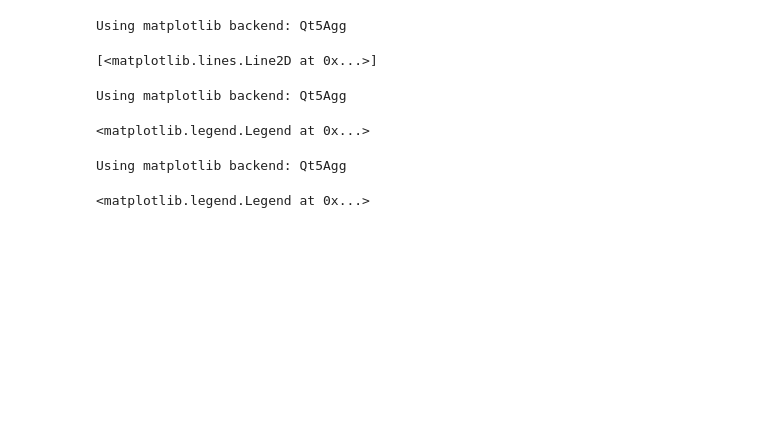
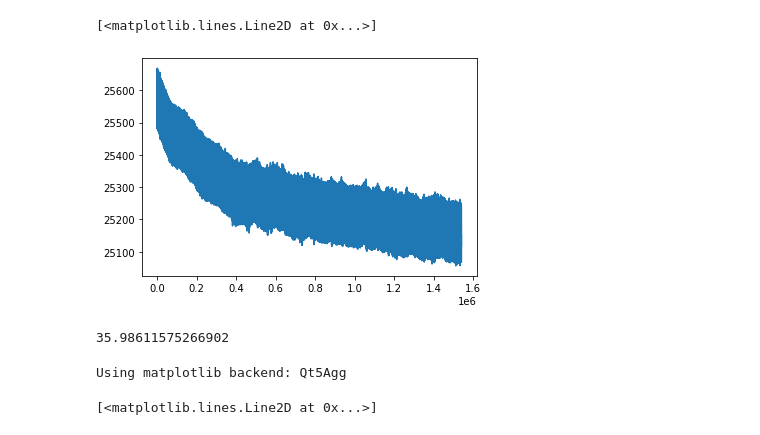
Before and after one commit to rodrigolima6/Physiological_Data, a Jupyter notebook: Plot_Data.ipynb, the cells around one changed output. Saved outputs shown, nothing was run; the diff lists cells and outputs as text; code cells hidden in the pictures; blank space fills up the shorter version.

```diff
--- a/Plot_Data.ipynb
+++ b/Plot_Data.ipynb
@@ -6,45 +12,24 @@ from Load_Data import *
 importing Jupyter notebook from Load_Data.ipynb
 [interactive output not drawn]
 [interactive output not drawn]
-# %%
-#Opensignals Data Plots
-%matplotlib
-plt.figure()
-plt.subplot(511)
-plt.plot(time_Opensignals,CH1,label="ECG")
-plt.subplot(512)
-plt.plot(time_Opensignals,CH2,label="EDA")
-plt.subplot(513)
-plt.plot(time_Opensignals,CH3,label="RESP")
-plt.subplot(514)
-plt.plot(time_Opensignals,CH4,label="fNIRS")
-plt.subplot(515)
-plt.plot(time_Opensignals,CH5,label="Temp")
-# %% [output]
-Using matplotlib backend: Qt5Agg
-[<matplotlib.lines.Line2D at 0x...>]
 # %%
 #Opensignals Data Plots
 %matplotlib
 plt.figure()
-for timestamp,markers in zip(timestamps,marker):
-    if (markers[1] == '1'):
-        plt.axvline(x=timestamp,color='r')
-    elif(markers[1] == '0'):
-        plt.axvline(x=timestamp,color='g')
+# for timestamp,markers in zip(timestamps,marker):
+#     if (markers[1] == '1'):
+#         plt.axvline(x=timestamp,color='r')
+#     elif(markers[1] == '0'):
+#         plt.axvline(x=timestamp,color='g')
 plt.plot(time_Opensignals,CH1,label="ECG")
 plt.plot(time_Opensignals,CH2,label="EDA")
 plt.plot(time_Opensignals,CH3,label="RESP")
 plt.plot(time_Opensignals,CH4,label="fNIRS")
 plt.plot(time_Opensignals,CH5,label="TEMP")
-plt.legend()
-# %% [output]
-Using matplotlib backend: Qt5Agg
-<matplotlib.legend.Legend at 0x...>
 # %%
 #EEG Data Plots
 %matplotlib
-plt.figure()
+plt.figure(2)
 for timestamp,markers in zip(timestamps,marker):
     if (markers[1] == '1'):
         plt.axvline(x=timestamp,color='r')
@@ -52,7 +37,13 @@ for timestamp,markers in zip(timestamps,marker):
         plt.axvline(x=timestamp,color='g')
 for keys in EEG_data.keys():
     plt.plot(time_EEG,EEG_data[keys],label=keys)
-plt.legend()
-# %% [output]
-Using matplotlib backend: Qt5Agg
-<matplotlib.legend.Legend at 0x...>
+# %%
+sensor = TEMP(CH5,1000,16)
+temp = sensor.data
+resolution = sensor.resolution
+fs = sensor.fs
+# %%
+plt.plot(temp)
+# %% [output]
+[<matplotlib.lines.Line2D at 0x...>]
+[figure, added]
@@ -58,0 +52,10 @@ Using matplotlib backend: Qt5Agg
+# %%
+np.mean(converted_temp)
+# %% [output]
+35.98611575266902
+# %%
+%matplotlib
+plt.plot(converted_temp)
+# %% [output]
+Using matplotlib backend: Qt5Agg
+[<matplotlib.lines.Line2D at 0x...>]
```
Also changed, not shown: parts of 2 cells of this notebook, 9 other files.
